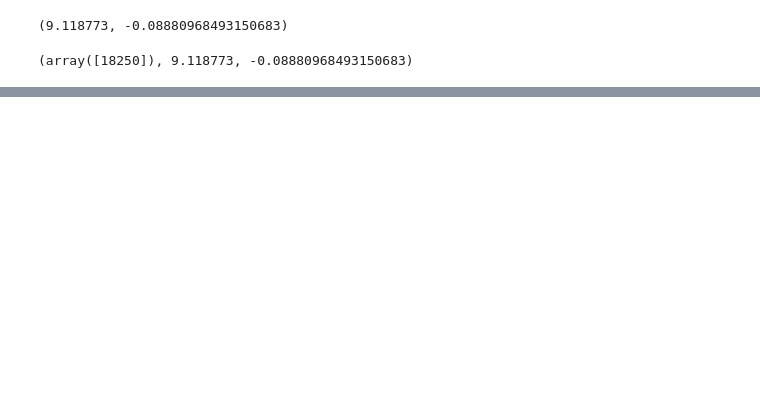
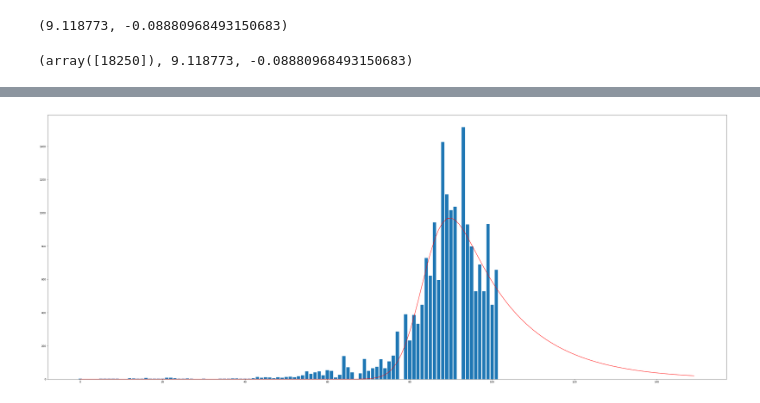
Before and after one commit to pandaxfly/covid_19_singapore, a Jupyter notebook: covid-19.ipynb, the cells around one changed output, grey strips where cells are left out. Saved outputs shown, nothing was run; the diff lists cells and outputs as text; code cells hidden in the pictures; blank space fills up the shorter version.

```diff
--- a/covid-19.ipynb
+++ b/covid-19.ipynb
@@ -99,0 +93,15 @@ plt.show()
+# %%
+## We enhance the estimation using Exponentially modified Gaussian distribution
+# https://en.wikipedia.org/wiki/Exponentially_modified_Gaussian_distribution
+from scipy.stats import exponnorm
+from scipy.optimize import curve_fit
+import matplotlib.pyplot as plt
+
+def populationGrowthRateModel(x, a, loc, scale, K, d):
+    return d * exponnorm.pdf(x, K, loc, scale)
+
+xdata = covid19SG.index.values
+yRateData = covid19DailyCase['new_cases'].values
+
+popt, pcov = curve_fit(populationGrowthRateModel, xdata, yRateData)
+popt, pcov
@@ -99,0 +116,8 @@ plt.show()
+# %%
+estimationRage = range(0,150)
+plt.figure(figsize=(50,20))
+plt.plot(estimationRage, populationGrowthRateModel(estimationRage, *popt), 'r-')
+plt.bar(estimationRage, np.pad(covid19SG['new_cases'].values, (0, len(estimationRage)-covid19SG['total_cases'].size), 'constant'))
+plt.show()
+# %% [output]
+[figure, added]
```
Also changed, not shown: parts of 13 cells of this notebook.
